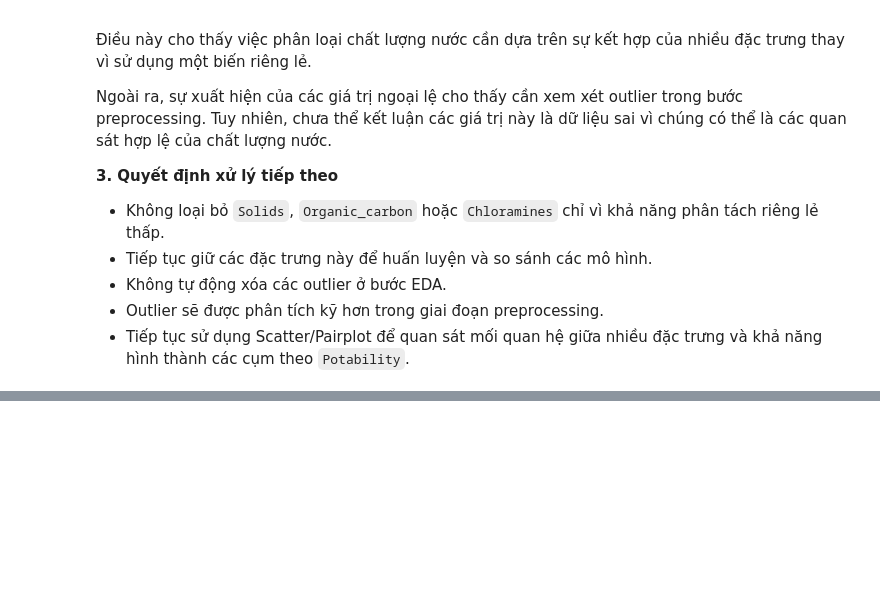
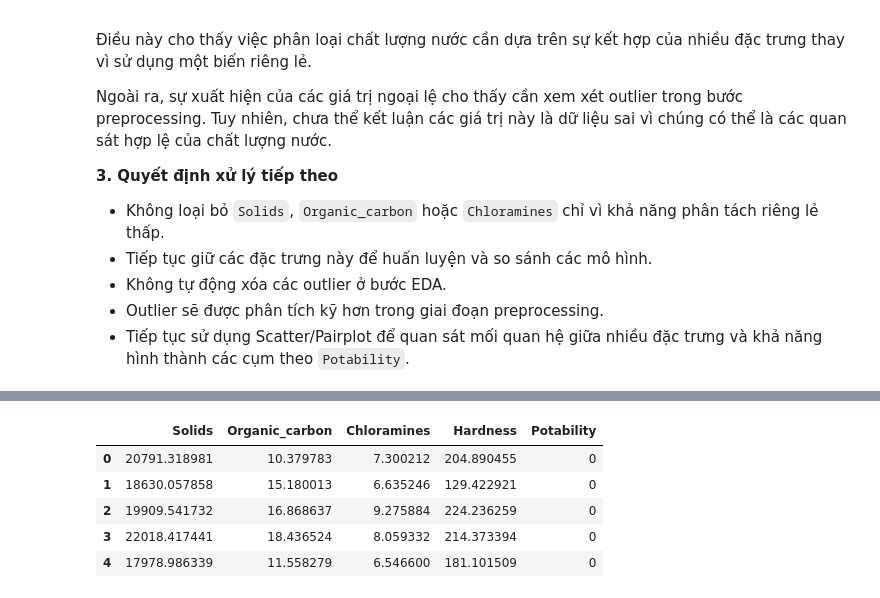
Before and after one commit to hoangthiyen01112005-ux/WaterQualityProject, a Jupyter notebook: ai-models/colab/01_eda.ipynb, the cells around one changed output, grey strips where cells are left out. Cells and saved outputs as stored; diff of their text form; code cells hidden in the pictures; blank space fills up the shorter version.

```diff
--- a/ai-models/colab/01_eda.ipynb
+++ b/ai-models/colab/01_eda.ipynb
@@ -429,0 +447,11 @@ này là dữ liệu sai vì chúng có thể là các quan sát hợp lệ củ
+# %%
+pairplot_data = df[pairplot_features].copy()
+
+pairplot_data.head()
+# %% [output]
+|  | Solids | Organic_carbon | Chloramines | Hardness | Potability |
+| 0 | 20791.318981 | 10.379783 | 7.300212 | 204.890455 | 0 |
+| 1 | 18630.057858 | 15.180013 | 6.635246 | 129.422921 | 0 |
+| 2 | 19909.541732 | 16.868637 | 9.275884 | 224.236259 | 0 |
+| 3 | 22018.417441 | 18.436524 | 8.059332 | 214.373394 | 0 |
+| 4 | 17978.986339 | 11.558279 | 6.546600 | 181.101509 | 0 |
```
Also changed, not shown: parts of 5 cells of this notebook, 1 other file.
